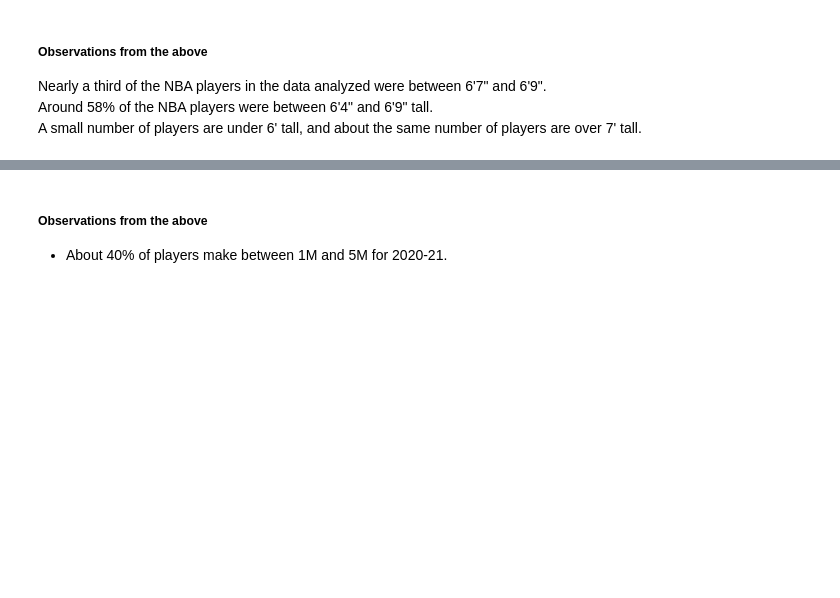
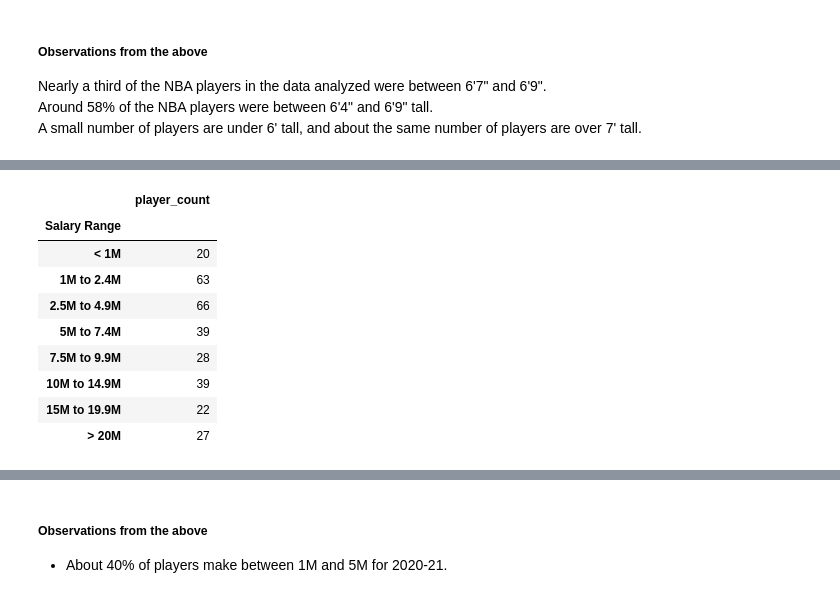
Before and after one commit to ic17rey/butler-groupA-project1, a Jupyter notebook: nba_height_project_analysis.ipynb, the cells around one changed output, grey strips where cells are left out. Saved outputs shown, nothing was run; the diff lists cells and outputs as text; code cells hidden in the pictures; blank space fills up the shorter version.

```diff
--- a/nba_height_project_analysis.ipynb
+++ b/nba_height_project_analysis.ipynb
@@ -231,8 +243,19 @@ KeyError: '2020-21'
 # %%
-binning_nba_salary_df = nba_stats_with_salary_df.groupby(by = "Salary Range").count()["2020-21"].to_frame()
+binning_nba_salary_df = nba_stats_with_salary_df.groupby(by = "Salary Range").count()["2020-21 Salary ($)"].to_frame()
 
-binning_nba_salary_df = binning_nba_salary_df.rename(columns={'2020-21':'player_count'})
+binning_nba_salary_df = binning_nba_salary_df.rename(columns={'2020-21 Salary ($)':'player_count'})
 binning_nba_salary_df
+# %% [output]
+|  | player_count |
+| Salary Range |  |
+| < 1M | 20 |
+| 1M to 2.4M | 63 |
+| 2.5M to 4.9M | 66 |
+| 5M to 7.4M | 39 |
+| 7.5M to 9.9M | 28 |
+| 10M to 14.9M | 39 |
+| 15M to 19.9M | 22 |
+| > 20M | 27 |
 # %%
 pd.options.display.float_format = "{:.2f}%".format
 
```
Also changed, not shown: parts of 21 cells of this notebook, 1 other file.
